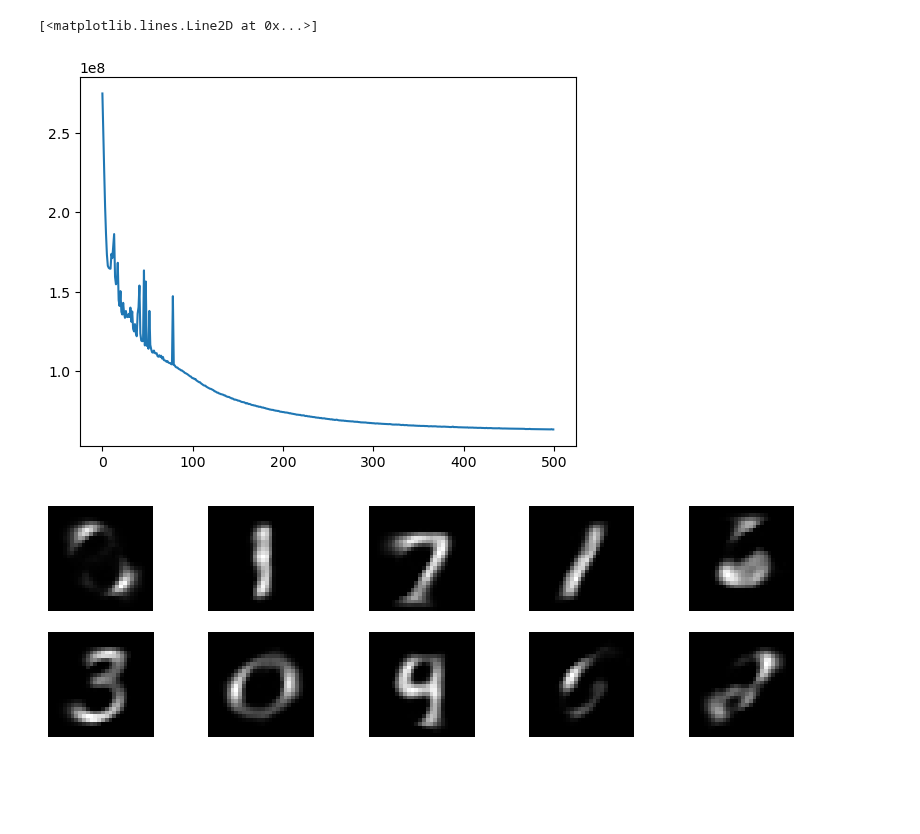
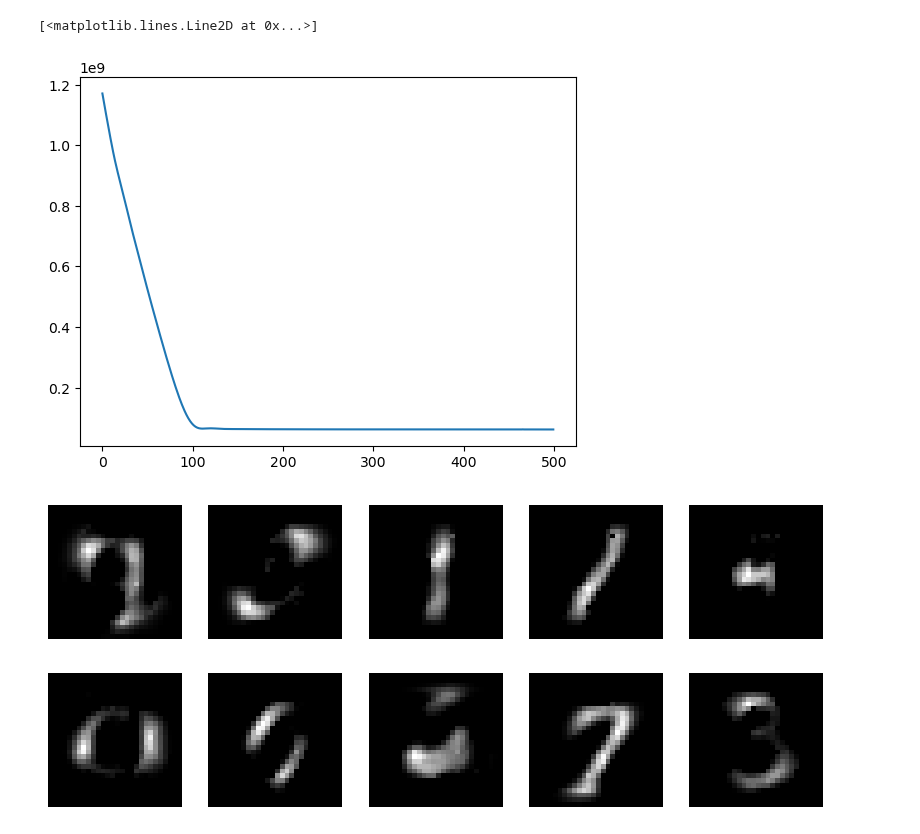
Before and after one commit to luisdiaz1997/SpatialFactorization, a Jupyter notebook: notebooks/Pyro/PNMF_Pyro.ipynb, the cells around one changed output. Drawn from its saved outputs; the diff is of its cells as text; code cells hidden in the pictures; blank space fills up the shorter version.

```diff
--- a/notebooks/Pyro/PNMF_Pyro.ipynb
+++ b/notebooks/Pyro/PNMF_Pyro.ipynb
@@ -28,8 +28,11 @@ L = 10
 def model(data):
 
     W = pyro.param("W", torch.rand(D, L), constraint=constraints.positive)
+
+    W = torch.softmax(W, 0)
     F = pyro.sample("F", dist.Normal(0,1).expand([N, L]).to_event())
-    F_exp = torch.exp(F)
+    F_exp = torch.softmax(F, 1)
+
     v = pyro.param("v", torch.ones(N,1), constraint=constraints.positive)
     mu = F_exp@W.T
     Y = pyro.sample("Y", dist.Poisson(v*mu).to_event(), obs=data)
@@ -66,19 +69,19 @@ for step in range(500):
 plt.plot(losses)
 # %% [output]
 [<matplotlib.lines.Line2D at 0x...>]
-[figure, old version]
+[figure, new version]
 # %%
 serving_model = infer_discrete(model, first_available_dim=-1)
 W, F = serving_model(Y)
 # %%
-plt.figure(figsize=(10, 3))
+plt.figure(figsize=(10, (L*2)//5))
 for i in range(L):
-    plt.subplot(2, 5, i+1)
+    plt.subplot(L//5, 5, i+1)
     loading = W[:, i].detach().cpu().numpy()
     plt.imshow(loading.reshape(28, 28), cmap='gray')
     plt.axis('off')
 # %% [output]
-[figure, old version]
+[figure, new version]
 # %%
 qF, _ = guide(Y)
 qF = qF.detach().cpu().numpy()
```
Also changed, not shown: parts of 3 cells of this notebook, 1 other file.
